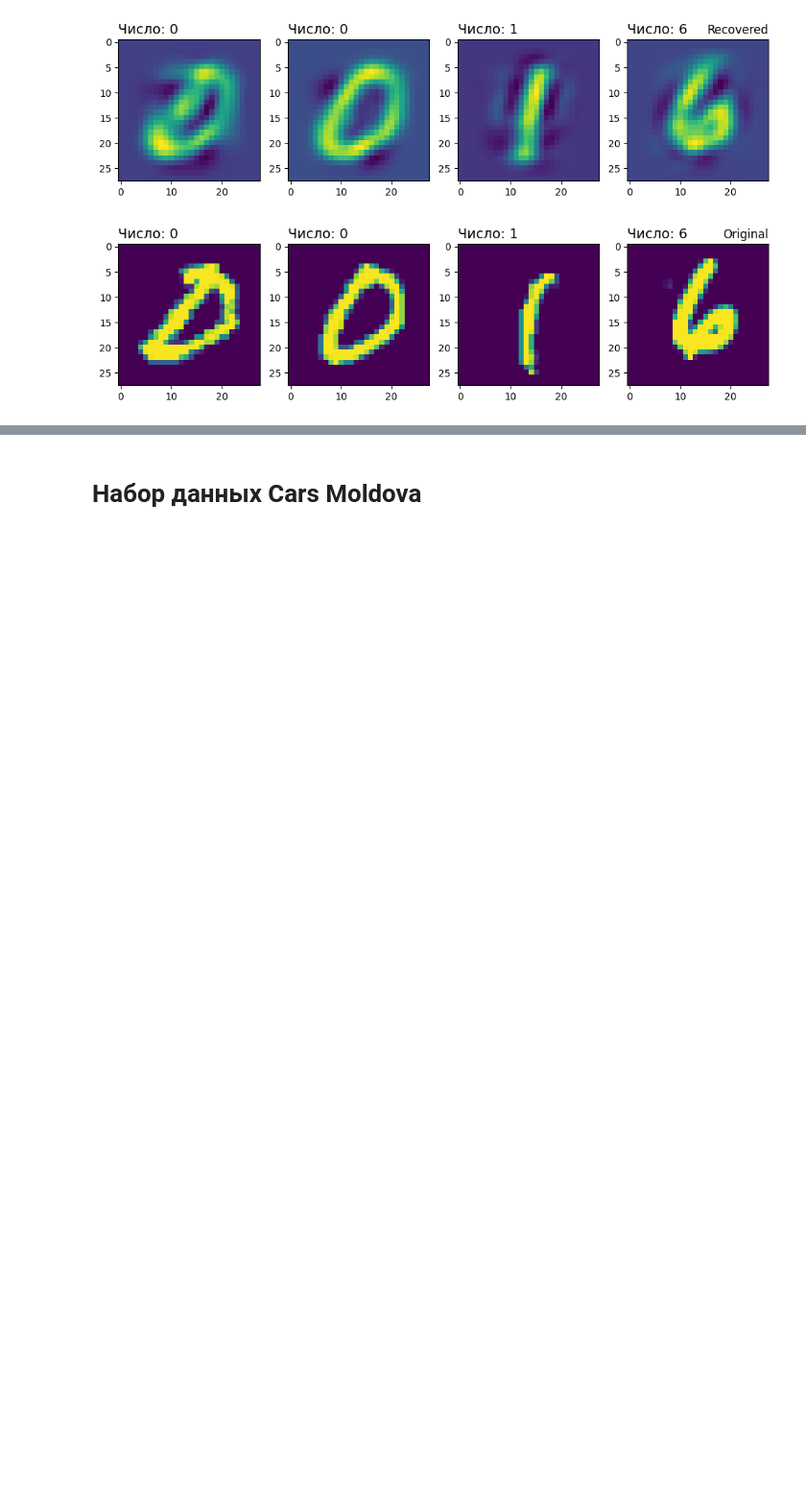
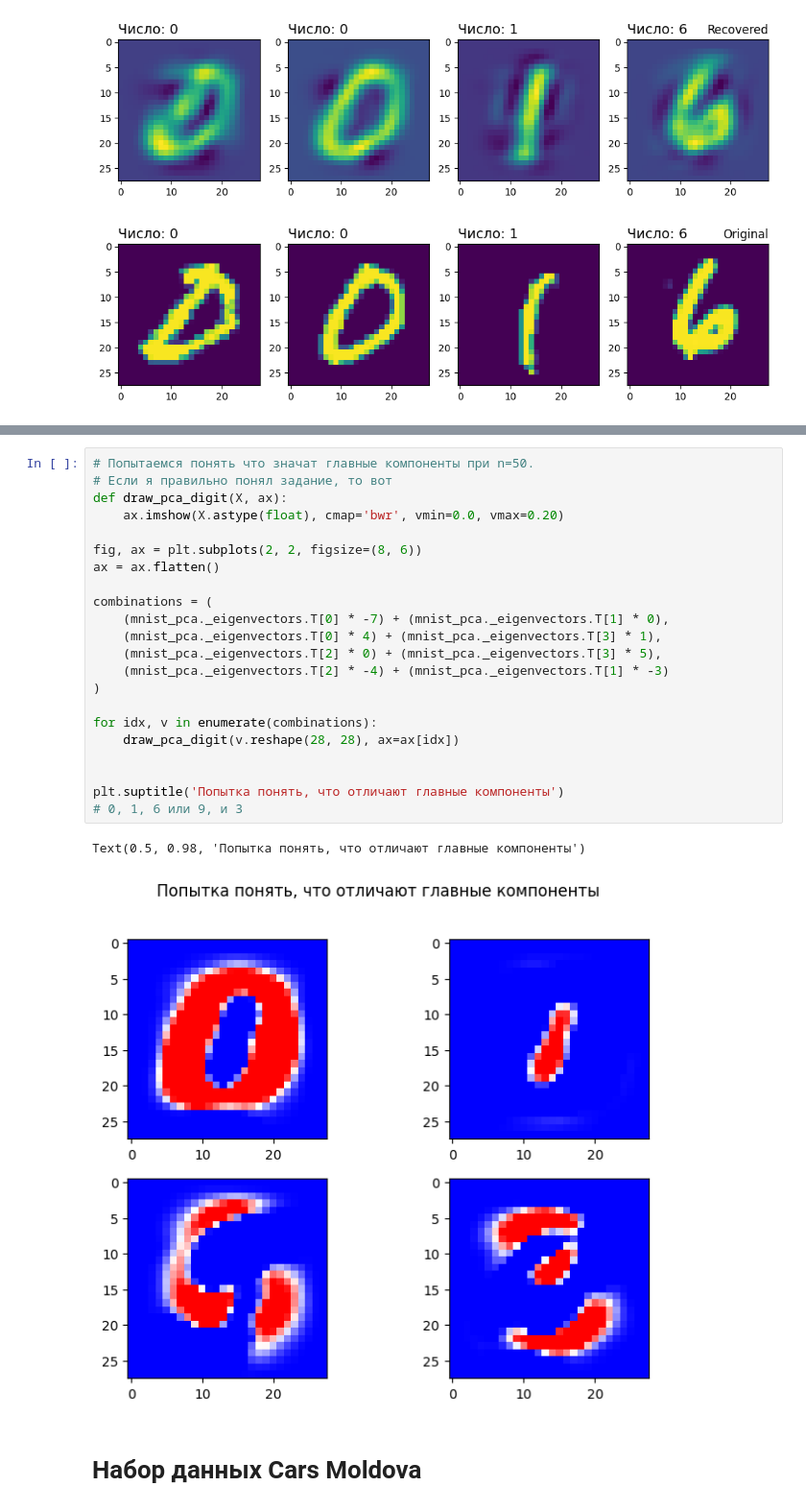
Before and after one commit to pyretttt/master_mle, a Jupyter notebook: practice4.ipynb, the cells around one changed output, grey strips where cells are left out. Shown at 96% size. Cells and saved outputs as stored; diff of their text form; blank space fills up the shorter version.

```diff
--- a/practice4.ipynb
+++ b/practice4.ipynb
@@ -235,3 +239,28 @@ mnist_pca.plot_eigvalues() # В целом можно остановиться
+# %%
+# Попытаемся понять что значат главные компоненты при n=50.
+# Если я правильно понял задание, то вот
+def draw_pca_digit(X, ax):
+    ax.imshow(X.astype(float), cmap='bwr', vmin=0.0, vmax=0.20)
+
+fig, ax = plt.subplots(2, 2, figsize=(8, 6))
+ax = ax.flatten()
+
+combinations = (
+    (mnist_pca._eigenvectors.T[0] * -7) + (mnist_pca._eigenvectors.T[1] * 0),
+    (mnist_pca._eigenvectors.T[0] * 4) + (mnist_pca._eigenvectors.T[3] * 1),
+    (mnist_pca._eigenvectors.T[2] * 0) + (mnist_pca._eigenvectors.T[3] * 5),
+    (mnist_pca._eigenvectors.T[2] * -4) + (mnist_pca._eigenvectors.T[1] * -3)
+)
+
+for idx, v in enumerate(combinations):
+    draw_pca_digit(v.reshape(28, 28), ax=ax[idx])
+
+
+plt.suptitle('Попытка понять, что отличают главные компоненты')
+# 0, 1, 6 или 9, и 3
+# %% [output]
+Text(0.5, 0.98, 'Попытка понять, что отличают главные компоненты')
+[figure, added]
 # %% [markdown]
 # Набор данных Cars Moldova
 # %%
```
Also changed, not shown: parts of 5 cells of this notebook.
